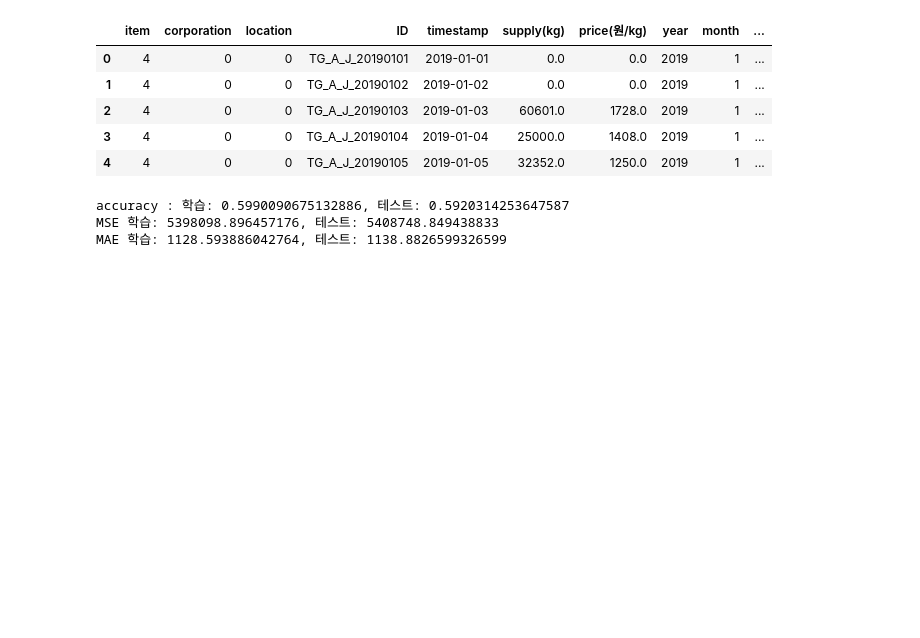
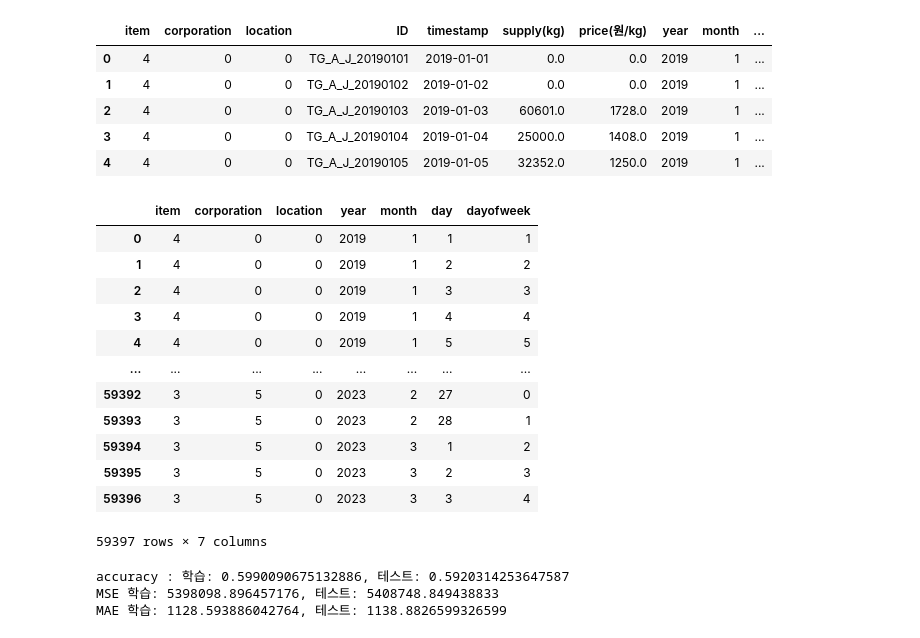
Before and after one commit to Joy-9707/sparta_practice, a Jupyter notebook: 김희정_0208.ipynb, the cells around one changed output. Cells and saved outputs as stored; diff of their text form; code cells hidden in the pictures; blank space fills up the shorter version.

```diff
--- a/김희정_0208.ipynb
+++ b/김희정_0208.ipynb
@@ -566,6 +585,22 @@ X = data.drop(columns=['supply(kg)','price(원/kg)','ID','timestamp'])
 y = data['price(원/kg)']
 
 X_train, X_test, y_train, y_test = train_test_split(X, y, test_size=0.3, random_state=42)
+# %%
+X
+# %% [output]
+|  | item | corporation | location | year | month | day | dayofweek |
+| 0 | 4 | 0 | 0 | 2019 | 1 | 1 | 1 |
+| 1 | 4 | 0 | 0 | 2019 | 1 | 2 | 2 |
+| 2 | 4 | 0 | 0 | 2019 | 1 | 3 | 3 |
+| 3 | 4 | 0 | 0 | 2019 | 1 | 4 | 4 |
+| 4 | 4 | 0 | 0 | 2019 | 1 | 5 | 5 |
+| ... | ... | ... | ... | ... | ... | ... | ... |
+| 59392 | 3 | 5 | 0 | 2023 | 2 | 27 | 0 |
+| 59393 | 3 | 5 | 0 | 2023 | 2 | 28 | 1 |
+| 59394 | 3 | 5 | 0 | 2023 | 3 | 1 | 2 |
+| 59395 | 3 | 5 | 0 | 2023 | 3 | 2 | 3 |
+| 59396 | 3 | 5 | 0 | 2023 | 3 | 3 | 4 |
+59397 rows × 7 columns
 # %%
 ## 의사결정 나무
 
```
Also changed, not shown: parts of 6 cells of this notebook, 1 other file.
